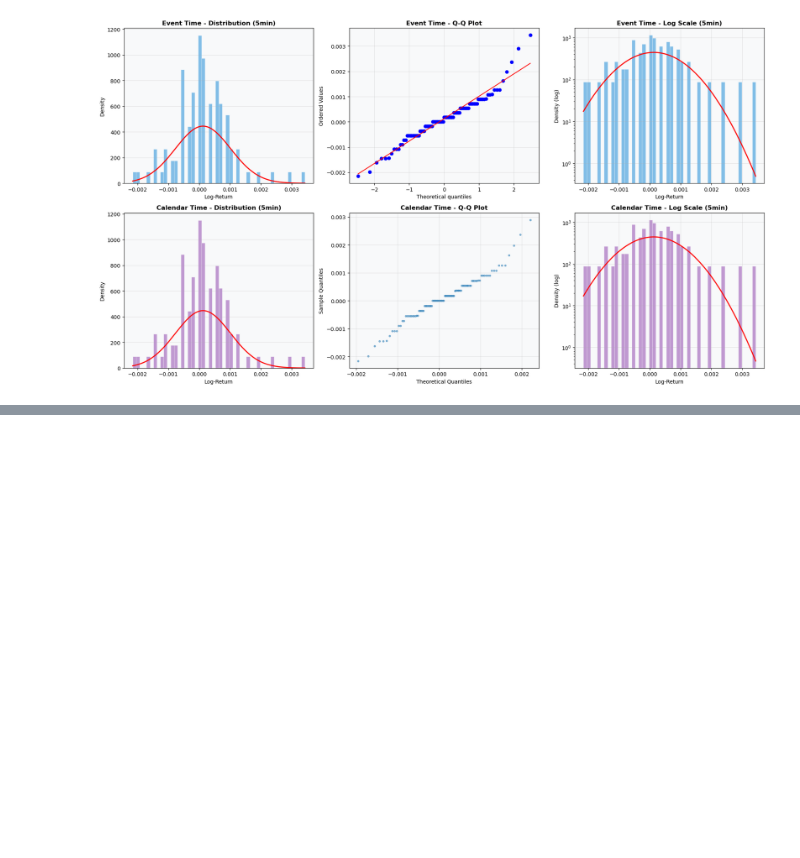
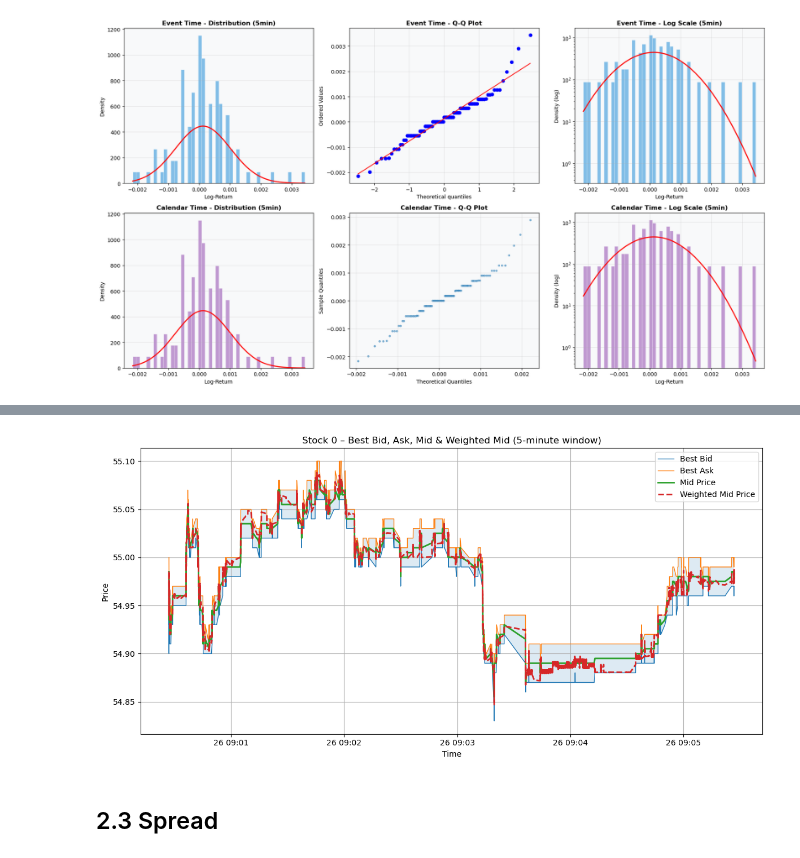
Before and after one commit to Guillaume-melis/HFT_Labs, a Jupyter notebook: DHF_Lab1_Melis_Boro_Rousseau.ipynb, the cells around one changed output, grey strips where cells are left out. Saved outputs shown, nothing was run; the diff lists cells and outputs as text; code cells hidden in the pictures; blank space fills up the shorter version.

```diff
--- a/DHF_Lab1_Melis_Boro_Rousseau.ipynb
+++ b/DHF_Lab1_Melis_Boro_Rousseau.ipynb
@@ -1160,0 +1313,4 @@ plt.show()
+# %%
+df0 = df0.dropna()
+df1 = df1.dropna()
+df2 = df2.dropna()
@@ -1160,0 +1362,3 @@ plt.show()
+# %%
+df0_prices = add_price_metrics(df0[df0["type"]!="T"])
+df0_prices
@@ -1160,0 +1380,3 @@ plt.show()
+# %%
+df0_prices = df0_prices.sort_index()
+df0_roll = extract_5min_window(df0_prices)
@@ -1160,0 +1393,39 @@ plt.show()
+# %%
+def plot_lob_prices_5min(df, title="LOB prices – 5-minute window"):
+    plt.figure(figsize=(12, 6))
+
+    plt.plot(df.index, df["bp"], label="Best Bid", linewidth=1)
+    plt.plot(df.index, df["ap"], label="Best Ask", linewidth=1)
+    plt.plot(df.index, df["mid_price"], label="Mid Price", linewidth=2)
+    plt.plot(
+        df.index,
+        df["weighted_mid_price"],
+        label="Weighted Mid Price",
+        linestyle="--",
+        linewidth=2
+    )
+
+    plt.xlabel("Time")
+    plt.ylabel("Price")
+    plt.title(title)
+    plt.legend()
+    plt.grid(True)
+    plt.fill_between(
+    df0_roll.index,
+    df0_roll["bp"],
+    df0_roll["ap"],
+    alpha=0.15,
+    label="Spread"
+    )
+
+    plt.tight_layout()
+    plt.show()
+# %%
+plot_lob_prices_5min(
+    df0_roll,
+    title="Stock 0 – Best Bid, Ask, Mid & Weighted Mid (5-minute window)"
+)
+# %% [output]
+[figure, added]
+# %% [markdown]
+## 2.3 Spread
```
Also changed, not shown: parts of 30 cells of this notebook.
